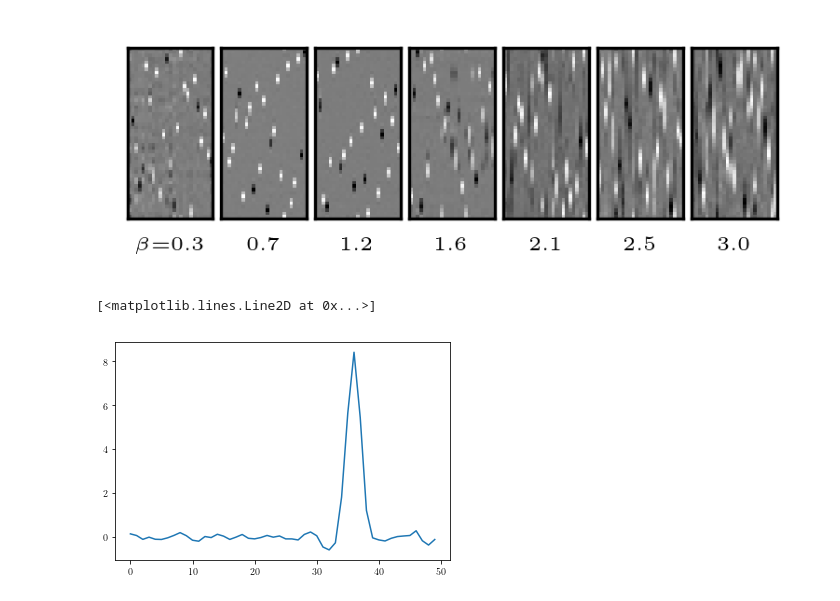
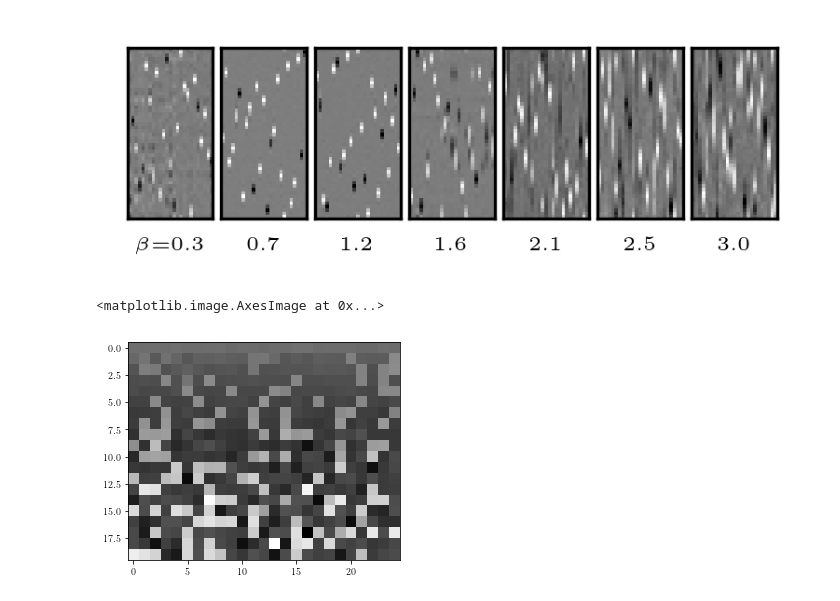
Before and after one commit to briantimar/denoising-rbms, a Jupyter notebook: ising_training/plot_results.ipynb, the cells around one changed output. Cells and saved outputs as stored; diff of their text form; code cells hidden in the pictures.

```diff
--- a/ising_training/plot_results.ipynb
+++ b/ising_training/plot_results.ipynb
@@ -10,3 +10,5 @@ Nbeta = len(beta)
 vars_by_beta = [np.load(savedir+'variables_beta_indx_{0}.npy'.format(ii)) for ii in range(Nbeta)]
 # %%
 weights_by_beta = [v[-1]['weights'] for v in vars_by_beta]
+hidden_bias_by_beta = [v[-1]['hidden_bias'] for v in vars_by_beta]
+visible_bias_by_beta = [v[-1]['visible_bias'] for v in vars_by_beta]
@@ -17,3 +15,7 @@ weights_by_beta[0].shape
+# %%
+hidden_bias = np.squeeze(np.asarray(hidden_bias_by_beta))
+visible_bias = np.squeeze(np.asarray(visible_bias_by_beta))
+L = visible_bias.shape[1]
 # %% [markdown]
 ### Look at the trained weights
 # %%
@@ -49,5 +49,5 @@ w=(weights_by_beta[10])
-# %%
-plt.plot(w[:,1])
-# %% [output]
-[<matplotlib.lines.Line2D at 0x...>]
-[figure, removed]
+# %%
+plt.imshow(hidden_bias, cmap='binary')
+# %% [output]
+<matplotlib.image.AxesImage at 0x...>
+[figure, added]
```
Also changed, not shown: parts of 9 cells of this notebook.
